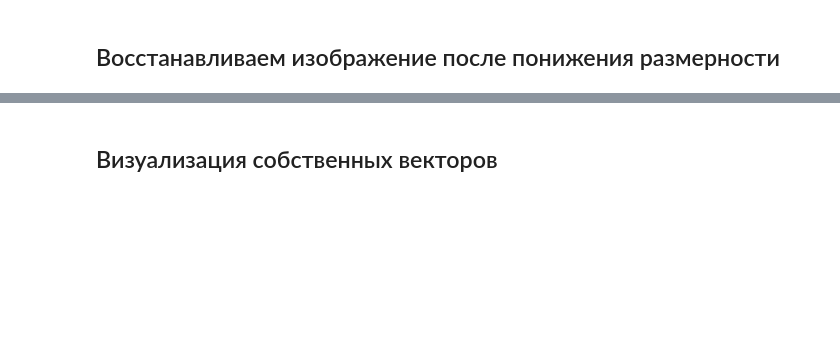
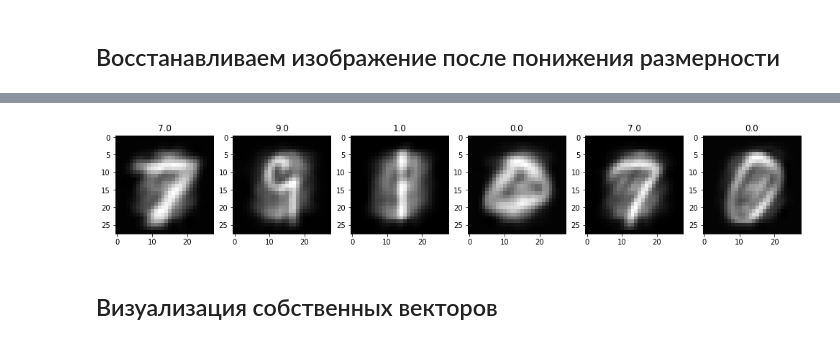
Before and after one commit to a4tunado/lectures, a Jupyter notebook: cv/009/009-pca.ipynb, the cells around one changed output, grey strips where cells are left out. Drawn from its saved outputs; the diff is of its cells as text; code cells hidden in the pictures; blank space fills up the shorter version.

```diff
--- a/cv/009/009-pca.ipynb
+++ b/cv/009/009-pca.ipynb
@@ -44,3 +72,3 @@ plt.plot([np.sum(S[0:i + 1])/ np.sum(S) for i in range(S.shape[0])])
 # %%
-n_comp = 2
-Xrot_reduced = np.dot(X, U[:,:n_comp])
+n_comp = 100
+Xrot_reduced = np.dot(X, U[:, :n_comp])
@@ -60,2 +92,12 @@ for i, img in enumerate(Xrot_restored[0:6], 1):
+# %%
+from matplotlib import pyplot as plt
+fig = plt.figure(figsize=(20, 10))
+for i, img in enumerate(Xrot_restored[0:6], 1):
+    subplot = fig.add_subplot(1, 7, i)
+    img += mean
+    plt.title('%s' % y[i-1])
+    plt.imshow(img.reshape((28,28)), cmap='gray');
+# %% [output]
+[figure, added]
 # %% [markdown]
 ## Визуализация собственных векторов
```
Also changed, not shown: parts of 18 cells of this notebook, 8 other files.
